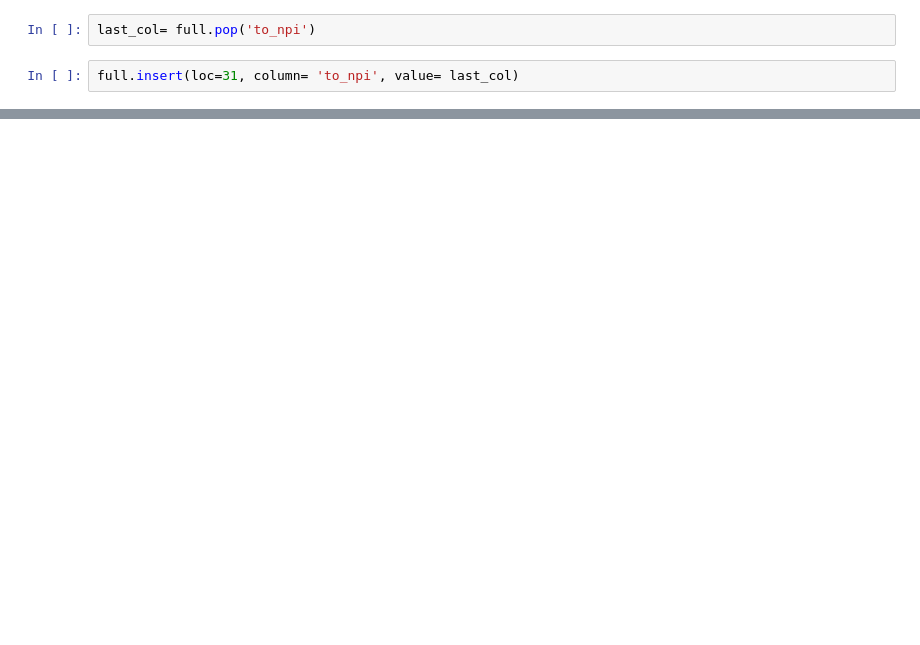
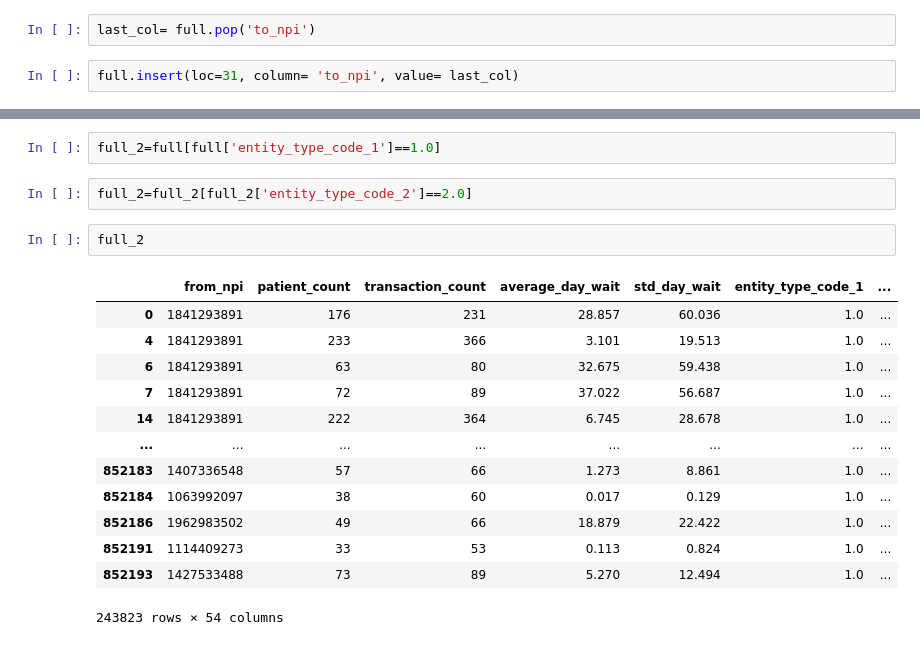
Before and after one commit to nss-data-science-cohort-5/hop_team-hot_pretzels, a Jupyter notebook: HCBB2_V2.ipynb, the cells around one changed output, grey strips where cells are left out. Saved outputs shown, nothing was run; the diff lists cells and outputs as text; blank space fills up the shorter version.

```diff
--- a/HCBB2_V2.ipynb
+++ b/HCBB2_V2.ipynb
@@ -212,0 +213,20 @@ full.columns=['from_npi',
+# %%
+full_2=full[full['entity_type_code_1']==1.0]
+# %%
+full_2=full_2[full_2['entity_type_code_2']==2.0]
+# %%
+full_2
+# %% [output]
+|  | from_npi | patient_count | transaction_count | average_day_wait | std_day_wait | entity_type_code_1 | ... |
+| 0 | 1841293891 | 176 | 231 | 28.857 | 60.036 | 1.0 | ... |
+| 4 | 1841293891 | 233 | 366 | 3.101 | 19.513 | 1.0 | ... |
+| 6 | 1841293891 | 63 | 80 | 32.675 | 59.438 | 1.0 | ... |
+| 7 | 1841293891 | 72 | 89 | 37.022 | 56.687 | 1.0 | ... |
+| 14 | 1841293891 | 222 | 364 | 6.745 | 28.678 | 1.0 | ... |
+| ... | ... | ... | ... | ... | ... | ... | ... |
+| 852183 | 1407336548 | 57 | 66 | 1.273 | 8.861 | 1.0 | ... |
+| 852184 | 1063992097 | 38 | 60 | 0.017 | 0.129 | 1.0 | ... |
+| 852186 | 1962983502 | 49 | 66 | 18.879 | 22.422 | 1.0 | ... |
+| 852191 | 1114409273 | 33 | 53 | 0.113 | 0.824 | 1.0 | ... |
+| 852193 | 1427533488 | 73 | 89 | 5.270 | 12.494 | 1.0 | ... |
+243823 rows × 54 columns
```
Also changed, not shown: parts of 13 cells of this notebook.
